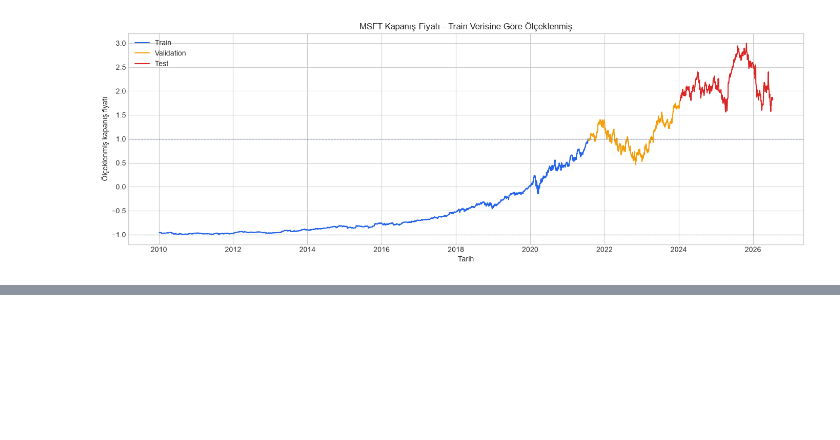
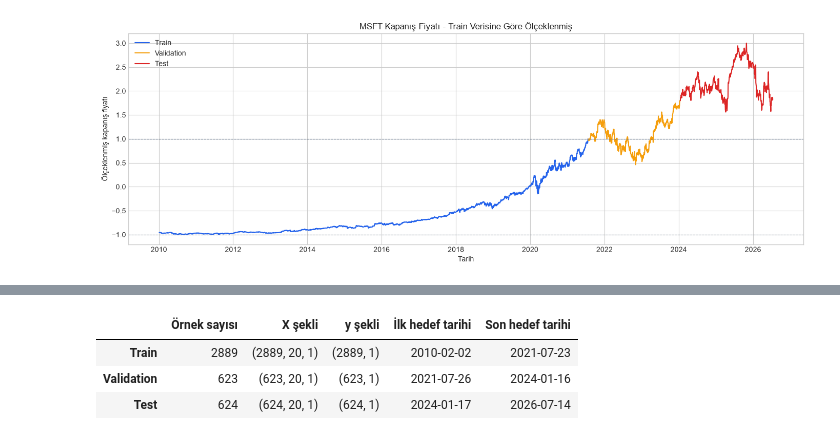
Before and after one commit to bsdburak/MS-Stock-Price-Prediction, a Jupyter notebook: notebooks/02_data_preparation.ipynb, the cells around one changed output, grey strips where cells are left out. Saved outputs shown, nothing was run; the diff lists cells and outputs as text; code cells hidden in the pictures; blank space fills up the shorter version.

```diff
--- a/notebooks/02_data_preparation.ipynb
+++ b/notebooks/02_data_preparation.ipynb
@@ -283,0 +331,26 @@ plt.show()
+# %%
+window_summary = pd.DataFrame(
+    {
+        "Örnek sayısı": [len(X_train), len(X_validation), len(X_test)],
+        "X şekli": [str(X_train.shape), str(X_validation.shape), str(X_test.shape)],
+        "y şekli": [str(y_train.shape), str(y_validation.shape), str(y_test.shape)],
+        "İlk hedef tarihi": [
+            train_target_dates.min().date(),
+            validation_target_dates.min().date(),
+            test_target_dates.min().date(),
+        ],
+        "Son hedef tarihi": [
+            train_target_dates.max().date(),
+            validation_target_dates.max().date(),
+            test_target_dates.max().date(),
+        ],
+    },
+    index=["Train", "Validation", "Test"],
+)
+
+window_summary
+# %% [output]
+|  | Örnek sayısı | X şekli | y şekli | İlk hedef tarihi | Son hedef tarihi |
+| Train | 2889 | (2889, 20, 1) | (2889, 1) | 2010-02-02 | 2021-07-23 |
+| Validation | 623 | (623, 20, 1) | (623, 1) | 2021-07-26 | 2024-01-16 |
+| Test | 624 | (624, 20, 1) | (624, 1) | 2024-01-17 | 2026-07-14 |
```
Also changed, not shown: parts of 8 cells of this notebook.
